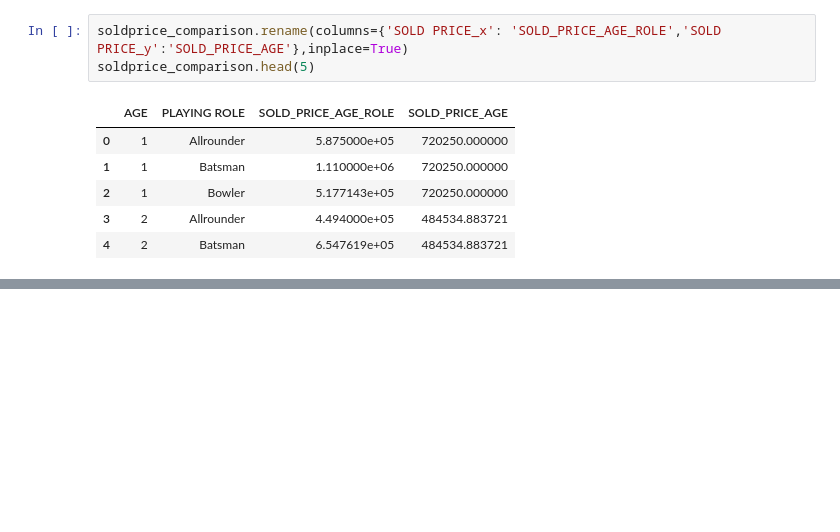
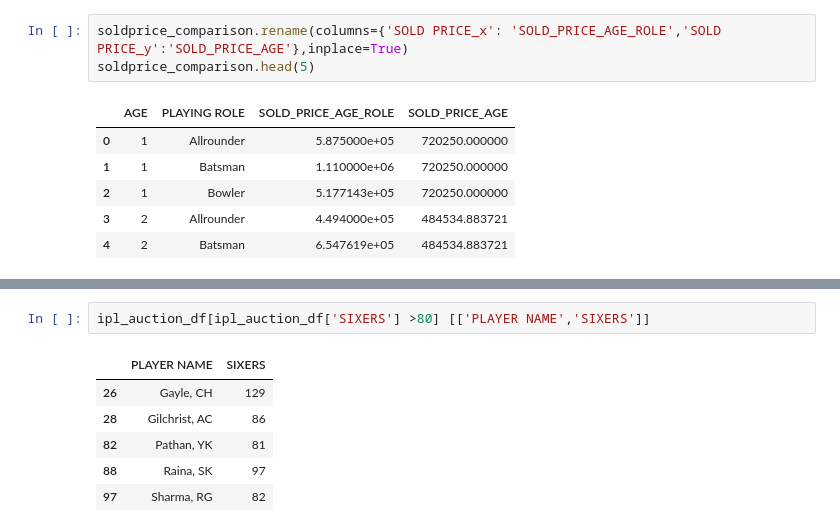
Before and after one commit to atultiwari01/ML_Learning, a Jupyter notebook: learning_DataFrames.ipynb, the cells around one changed output, grey strips where cells are left out. Saved outputs shown, nothing was run; the diff lists cells and outputs as text; blank space fills up the shorter version.

```diff
--- a/learning_DataFrames.ipynb
+++ b/learning_DataFrames.ipynb
@@ -318,3 +318,12 @@ print(soldprice_comparison)
 8     3      Batsman         4.576923e+05   520178.571429 -0.120125
 9     3       Bowler         4.143750e+05   520178.571429 -0.203399
 10    3    W. Keeper         7.000000e+05   520178.571429  0.345692
+# %%
+ipl_auction_df[ipl_auction_df['SIXERS'] >80] [['PLAYER NAME','SIXERS']]
+# %% [output]
+|  | PLAYER NAME | SIXERS |
+| 26 | Gayle, CH | 129 |
+| 28 | Gilchrist, AC | 86 |
+| 82 | Pathan, YK | 81 |
+| 88 | Raina, SK | 97 |
+| 97 | Sharma, RG | 82 |
```
Also changed, not shown: parts of 7 cells of this notebook.
